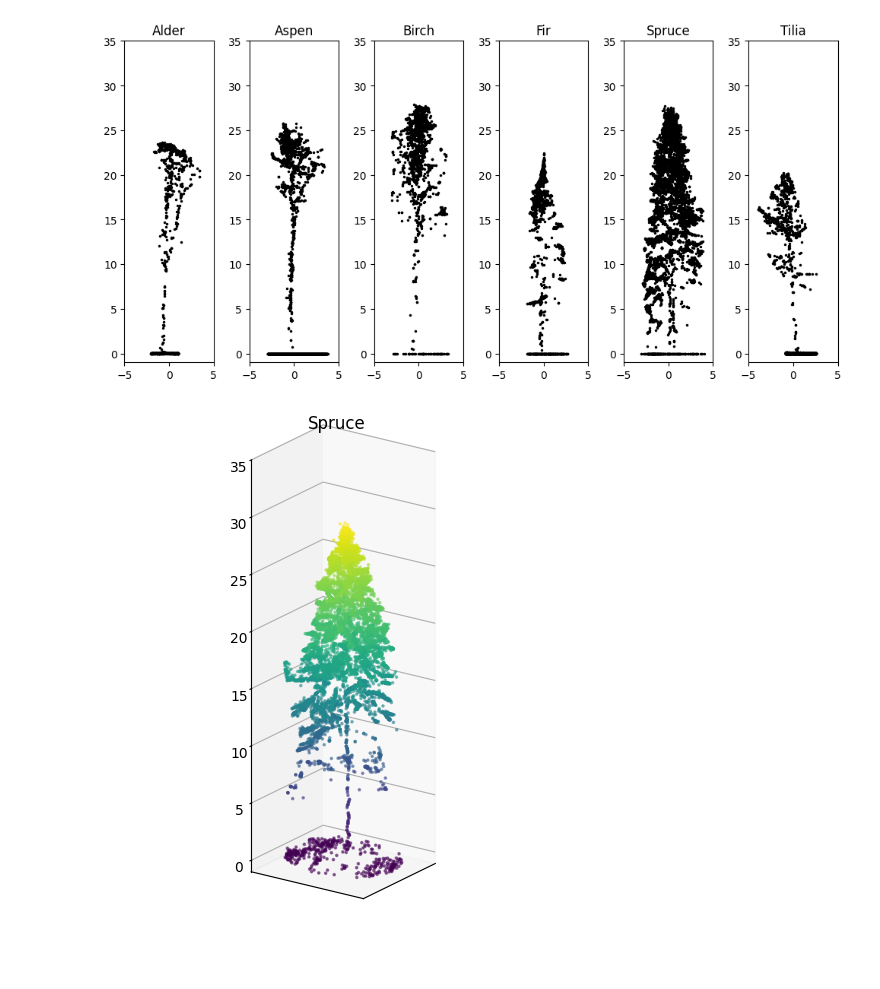
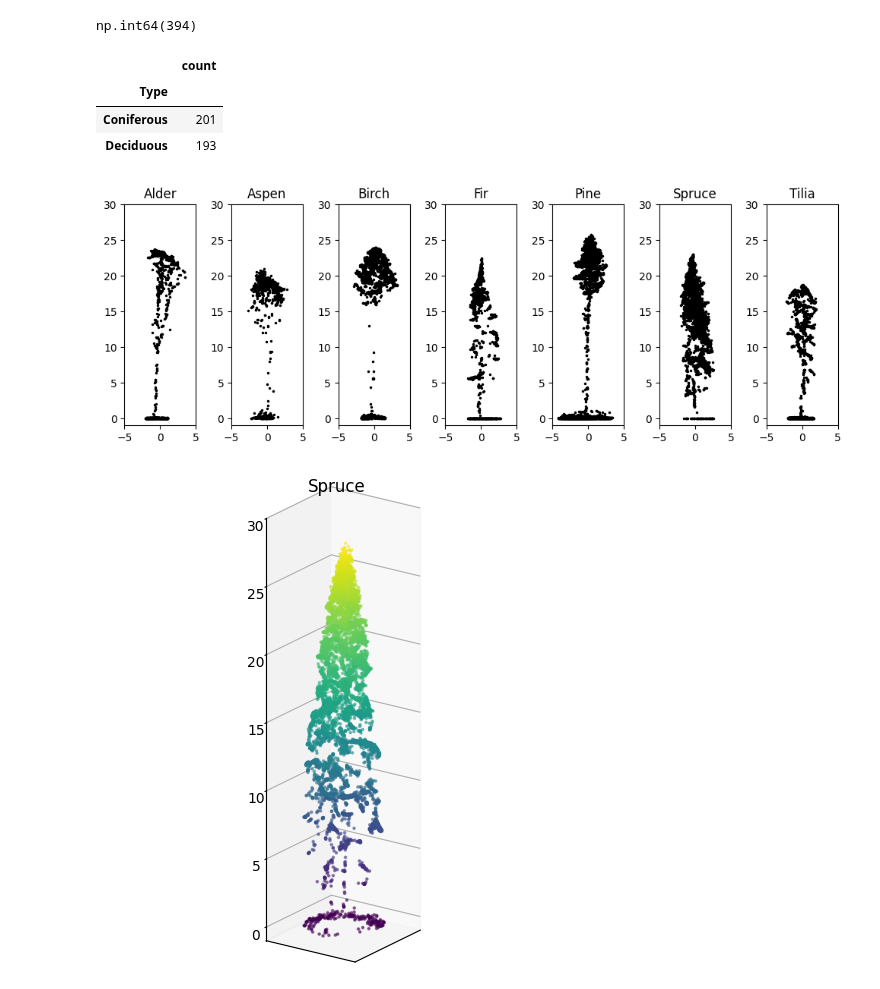
Before and after one commit to iod-ine/thesis, a Jupyter notebook: chapters/03b_individual_trees.ipynb, the cells around one changed output. Cells and saved outputs as stored; diff of their text form; code cells hidden in the pictures; blank space fills up the shorter version.

Commit message:
Add initial description of individual trees data

```diff
--- a/chapters/03b_individual_trees.ipynb
+++ b/chapters/03b_individual_trees.ipynb
@@ -8,8 +9,34 @@ import pandas as pd
 # %%
-file_paths = glob.glob("../../data/interim/trees/*.las")
+file_paths = glob.glob("../../data/raw/trees/**/*.las")
 file_paths.sort()
 
 data = pd.DataFrame({"path": file_paths})
-data["species"] = data["path"].map(
-    lambda p: p.split("/")[-1].split("_")[0].capitalize()
-)
+data["species"] = data["path"].map(lambda p: p.split("/")[-2])
+# %%
+#| include: true
+#| label: fig-individual-trees-species-distribution
+#| fig-cap: |
+#|   Distribution of tree species in the individual trees dataset. It contains
+#|   394 point clouds of individual trees: 201 coniferous and 193 deciduous. Note the
+#|   presence of pine trees, as there are no pine trees in the Lysva field inventory –
+#|   all of the pines come from other field surveys.
+
+conifers = {"Spruce", "Fir", "Pine"}
+counts = data.value_counts("species").reset_index()
+counts["Type"] = counts["species"].map(
+    lambda x: "Coniferous" if x in conifers else "Deciduous"
+)
+
+fig, ax = plt.subplots(figsize=(6, 3.3), tight_layout=True)
+ax = sns.barplot(
+    data=counts,
+    y="species",
+    x="count",
+    hue="Type",
+    palette=["#006400", "#FFA500"],
+    dodge=False,
+    orient="h",
+    ax=ax,
+)
+ax.set_ylabel(None)
+ax.grid(axis="x", color="black", alpha=0.1)
@@ -16,3 +45,14 @@ data["species"] = data["path"].map(
+# %%
+counts["count"].sum()
+# %% [output]
+np.int64(394)
+# %%
+counts.groupby("Type")["count"].sum().to_frame()
+# %% [output]
+|  | count |
+| Type |  |
+| Coniferous | 201 |
+| Deciduous | 193 |
 # %%
 #| include: true
 #| label: fig-individual-trees-visualization
@@ -39,37 +79,37 @@ for ax, species in zip(axes, unique_species):
     ax.plot(X - X.mean(), Z, marker=".", linestyle="", markersize=3, color="k")
     ax.set_aspect("equal")
     ax.set_title(sample.loc[0, "species"])
-    ax.set_ylim(-1, 35)
+    ax.set_ylim(-1, 30)
     ax.set_xlim(-5, 5)
 
 
 fig = plt.figure(figsize=(10, 6))
 
 spruce = data.query("species == 'Spruce'")
-sample = spruce.sample(n=1, random_state=150).reset_index(drop=True)
+sample = spruce.sample(n=1, random_state=57).reset_index(drop=True)
 las = laspy.read(sample.loc[0, "path"])
 X, Y, Z = np.rollaxis(las.xyz, axis=1)
 
 ax = fig.add_subplot(projection="3d")
 ax.scatter(
     X - X.mean(),
     Y - Y.mean(),
     Z,
     s=10,
     c=Z,
     marker=".",
     alpha=0.5,
     cmap="viridis",
 )
 ax.set_proj_type("ortho")
 ax.set_aspect("equal")
 ax.view_init(elev=20, azim=35, roll=0)
 ax.set_title(sample.loc[0, "species"])
 ax.set_xlim(-5, 5)
 ax.set_ylim(-5, 5)
-ax.set_zlim(-1, 35)
+ax.set_zlim(-1, 30)
 ax.xaxis.set_major_locator(plt.NullLocator())
 ax.yaxis.set_major_locator(plt.NullLocator())
 # %% [output]
-[figure, old version]
+[figure, new version]
-[figure, old version]
+[figure, new version]
```
Also changed, not shown: parts of 2 cells of this notebook, 1 other file.
